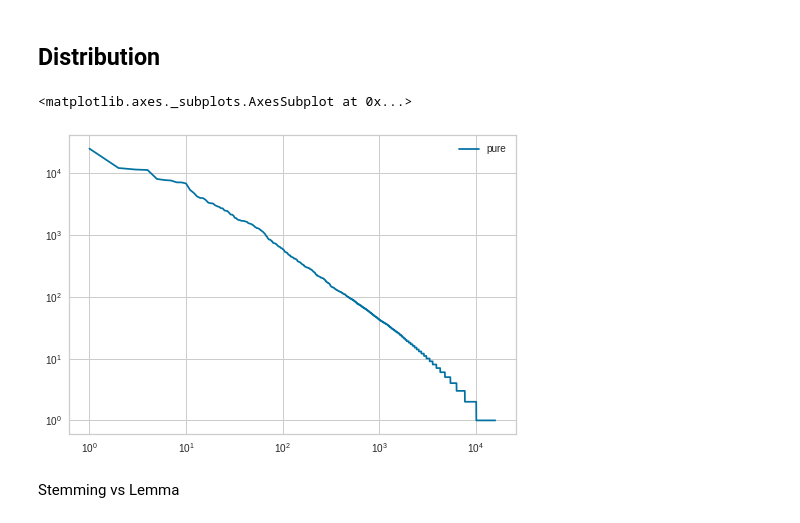
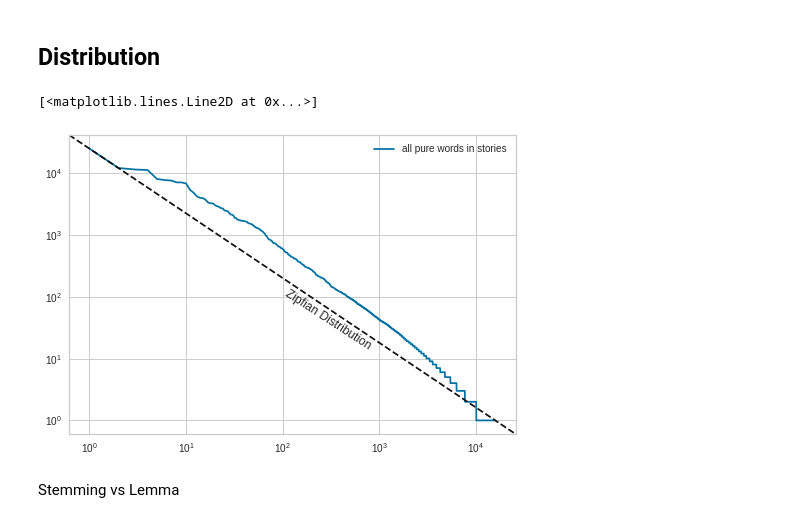
Before and after one commit to datadonK23/pyData-Projects, a Jupyter notebook: HolmesTopicModels/holmes-topic-models/notebook/1_Exploration.ipynb, the cells around one changed output. Cells and saved outputs as stored; diff of their text form; code cells hidden in the pictures.

```diff
--- a/HolmesTopicModels/holmes-topic-models/notebook/1_Exploration.ipynb
+++ b/HolmesTopicModels/holmes-topic-models/notebook/1_Exploration.ipynb
@@ -196,14 +196,16 @@ visualizer.poof()
 [figure]
 # %% [markdown]
 ## Distribution
-# %%
-p_df = bow_pure_ranked
-p_df.columns = [_, "pure"]
-
-p_df.plot(loglog=True)
-# %% [output]
-<matplotlib.axes._subplots.AxesSubplot at 0x...>
-[figure, removed]
+# %%
+p_df = bow_pure_ranked
+p_df.columns = [_, "all pure words in stories"]
+
+ax = p_df.plot(loglog=True)
+ax.annotate("Zipfian Distribution", (100, 100), rotation=-33)
+plt.plot([0, 1], [1, 0], transform=ax.transAxes, ls="--", c="k")
+# %% [output]
+[<matplotlib.lines.Line2D at 0x...>]
+[figure, added]
 # %% [markdown]
 Stemming vs Lemma
 # %%
```
Also changed, not shown: parts of 8 cells of this notebook, 1 other file.
